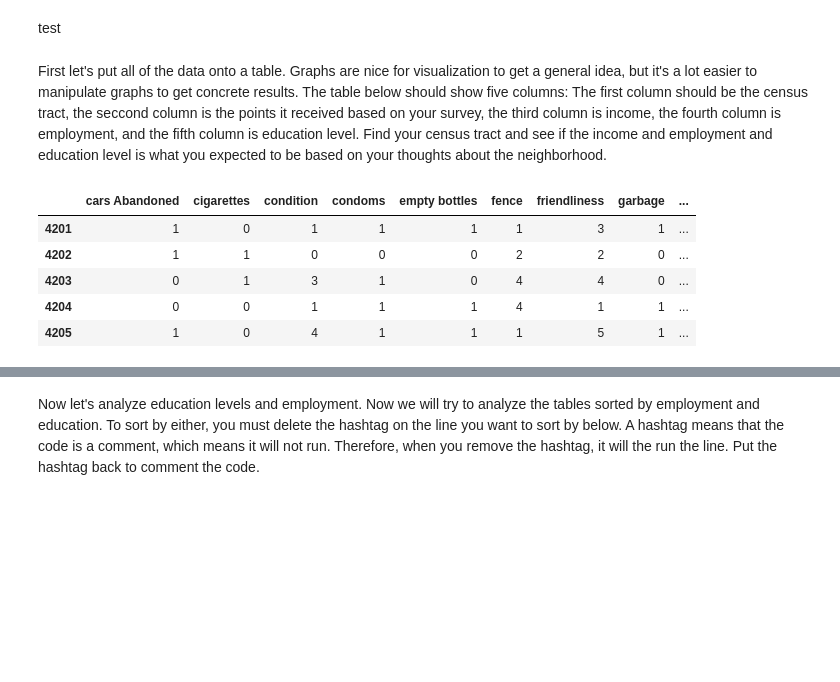
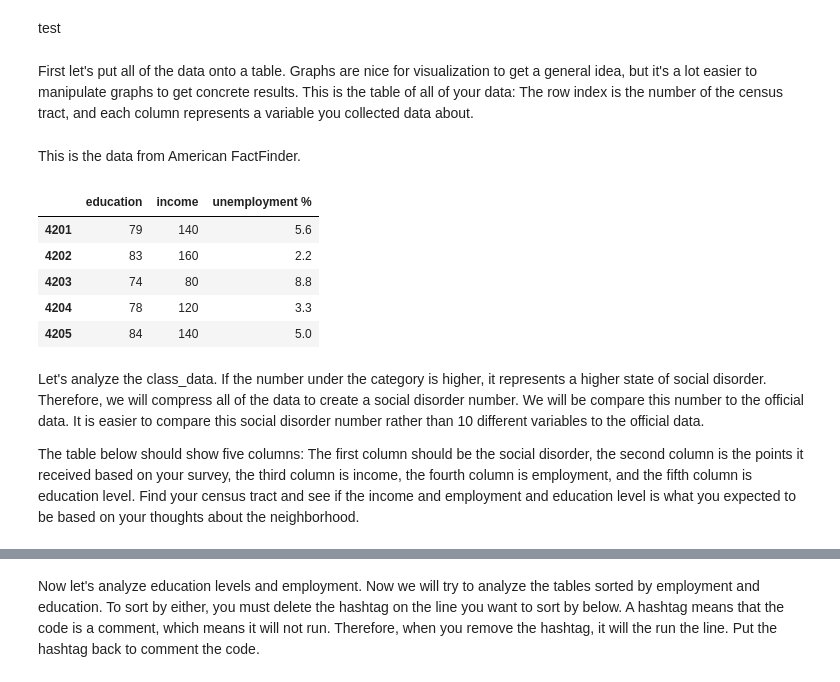
Before and after one commit to ds-modules/SOC-130AC, a Jupyter notebook: SOC+130AC.ipynb, the cells around one changed output, grey strips where cells are left out. Cells and saved outputs as stored; diff of their text form; code cells hidden in the pictures; blank space fills up the shorter version.

```diff
--- a/SOC+130AC.ipynb
+++ b/SOC+130AC.ipynb
@@ -77,0 +80,2 @@ test
+# %% [markdown]
+First let's put all of the data onto a table. Graphs are nice for visualization to get a general idea, but it's a lot easier to manipulate graphs to get concrete results. This is the table of all of your data: The row index is the number of the census tract, and each column represents a variable you collected data about.
@@ -78,40 +103,25 @@ test
+# %% [markdown]
+This is the data from American FactFinder.
+# %%
+#unemployment percent is for 16 years and older
+#education: percent of people who have bachelors degree or higher. added up bachelors+graduates
+#income: estimated household income
+#I got the data by approximating what I saw on factfinder. Numbers are plausible.
+official_data = pd.DataFrame({
+                             "income": np.array([140,160,80,120,140]),
+                              "unemployment %": np.array([5.6,  2.2, 8.8, 3.3, 5.0]),
+                              "education": np.array([79, 83,74,78,84]),
+                             }, index=[4201, 4202, 4203, 4204,4205])
+official_data
+# %% [output]
+|  | education | income | unemployment % |
+| 4201 | 79 | 140 | 5.6 |
+| 4202 | 83 | 160 | 2.2 |
+| 4203 | 74 | 80 | 8.8 |
+| 4204 | 78 | 120 | 3.3 |
+| 4205 | 84 | 140 | 5.0 |
 # %% [markdown]
-First let's put all of the data onto a table. Graphs are nice for visualization to get a general idea, but it's a lot easier to manipulate graphs to get concrete results. The table below should show five columns: The first column should be the census tract, the seccond column is the points it received based on your survey, the third column is income, the fourth column is employment, and the fifth column is education level. Find your census tract and see if the income and employment and education level is what you expected to be based on your thoughts about the neighborhood.
+Let's analyze the class_data. If the number under the category is higher, it represents a higher state of social disorder. Therefore, we will compress all of the data to create a social disorder number. We will be compare this number to the official data. It is easier to compare this social disorder number rather than 10 different variables to the official data.
+
+The table below should show five columns: The first column should be the social disorder, the second column is the points it received based on your survey, the third column is income, the fourth column is employment, and the fifth column is education level. Find your census tract and see if the income and employment and education level is what you expected to be based on your thoughts about the neighborhood.
-# %%
-import pandas as pd
-import numpy as np
-from sklearn import linear_model
-from scipy import stats
-import matplotlib.pyplot as plt
-%matplotlib inline
-#put all of our data into one table
-class_data = pd.DataFrame({
-                    "empty bottles": np.array([1,0,0,1,1]),
-                     "cigarettes": np.array([0,1,1,0,0]),
-                     "condoms": np.array([1,0,1,1,1]),
-                     "garbage": np.array([1,0,0,1,1]),
-                     "cars Abandoned": np.array([1,1,0,0,1]),
-                     "friendliness": np.array([3,2,4,1,5]),
-                     "condition": np.array([1,0,3,1,4]),
-                     "graffiti": np.array([1,1,0,0,0]),
-                     "fence": np.array([1,2,4,4,1])
-                    },index = [4201, 4202, 4203, 4204,4205])
-
-#unemployment percent is for 16 years and older
-#education: percent of people who have bachelors degree or higher. added up bachelors+graduates
-#income: estimated household income
-#I got the data by approximating what I saw on factfinder. Numbers are plausible.
-official_data = pd.DataFrame({
-                             "income": np.array([140000,160000,80000,120000,140000]),
-                              "unemployment %": np.array([5.6,  2.2, 8.8, 3.3, 5.0]),
-                              "education": np.array([79, 83,74,78,84]),
-                             }, index=[4201, 4202, 4203, 4204,4205])
-class_data
-# %% [output]
-|  | cars Abandoned | cigarettes | condition | condoms | empty bottles | fence | friendliness | garbage | ... |
-| 4201 | 1 | 0 | 1 | 1 | 1 | 1 | 3 | 1 | ... |
-| 4202 | 1 | 1 | 0 | 0 | 0 | 2 | 2 | 0 | ... |
-| 4203 | 0 | 1 | 3 | 1 | 0 | 4 | 4 | 0 | ... |
-| 4204 | 0 | 0 | 1 | 1 | 1 | 4 | 1 | 1 | ... |
-| 4205 | 1 | 0 | 4 | 1 | 1 | 1 | 5 | 1 | ... |
 # %%
```
Also changed, not shown: parts of 16 cells of this notebook.
